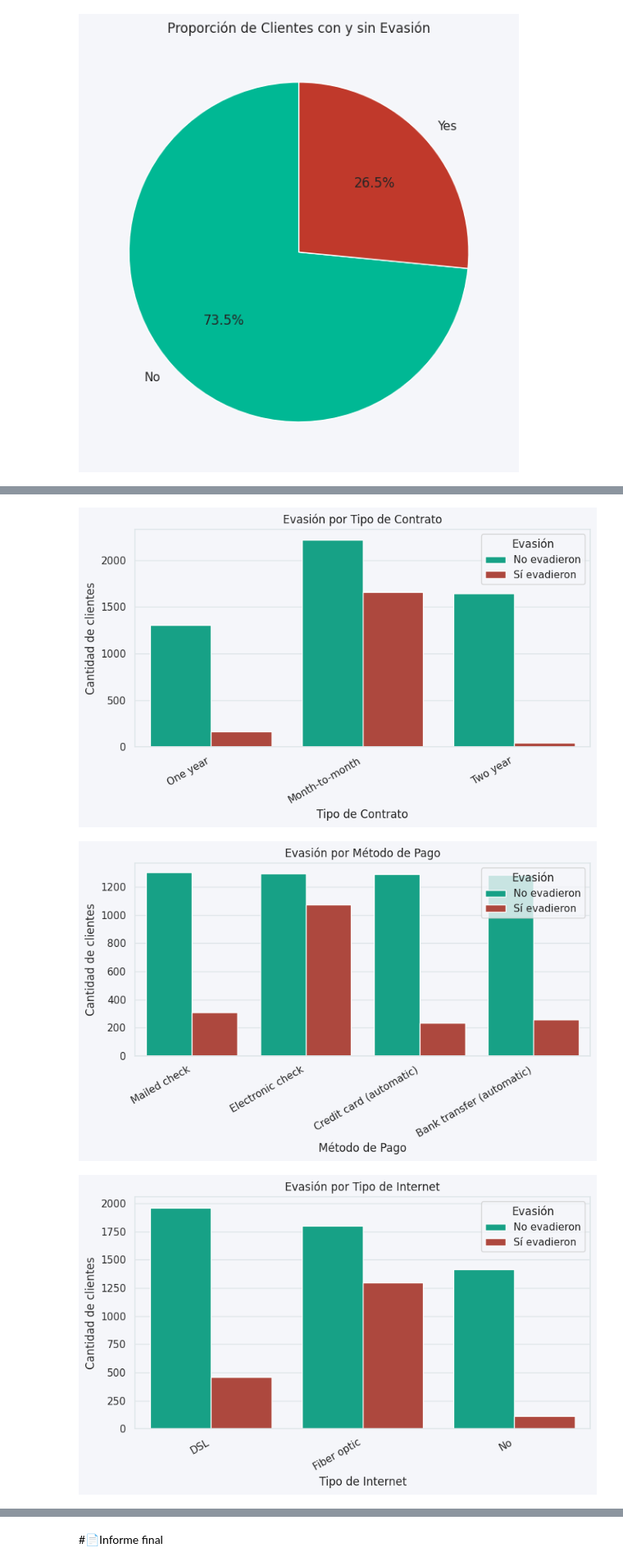
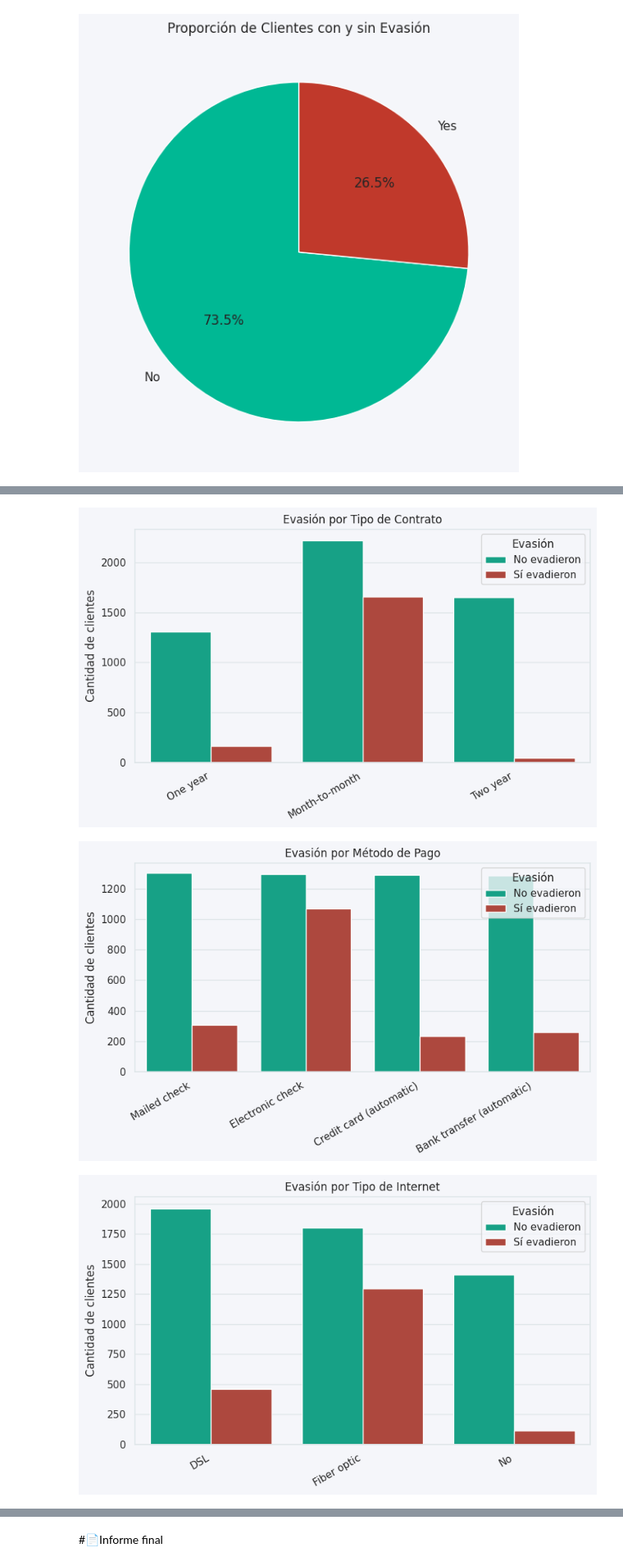
Before and after one commit to Ronaldvarela852/TelecomX_LATAM, a Jupyter notebook: TelecomX_LATAM.ipynb, the cells around one changed output, grey strips where cells are left out. Shown: that part at 82% size. Saved outputs shown, nothing was run; the diff lists cells and outputs as text; code cells hidden in the pictures.

```diff
--- a/TelecomX_LATAM.ipynb
+++ b/TelecomX_LATAM.ipynb
@@ -316,7 +316,7 @@ for var in variables:
     plt.figure(figsize=(8, 5))
     sns.countplot(data=df, x=var, hue='Churn', palette=colores_personalizados)
     plt.title(f'Evasión por {nombres_es[var]}')
-    plt.xlabel(nombres_es[var])
+    plt.xlabel('')
     plt.ylabel('Cantidad de clientes')
     plt.xticks(rotation=30, ha='right')
     plt.legend(title='Evasión', labels=['No evadieron', 'Sí evadieron'])
@@ -327,3 +327,3 @@ for var in variables:
-[figure, old version]
+[figure, new version]
-[figure, old version]
+[figure, new version]
-[figure, old version]
+[figure, new version]
```
Also changed, not shown: parts of 1 cell of this notebook.
